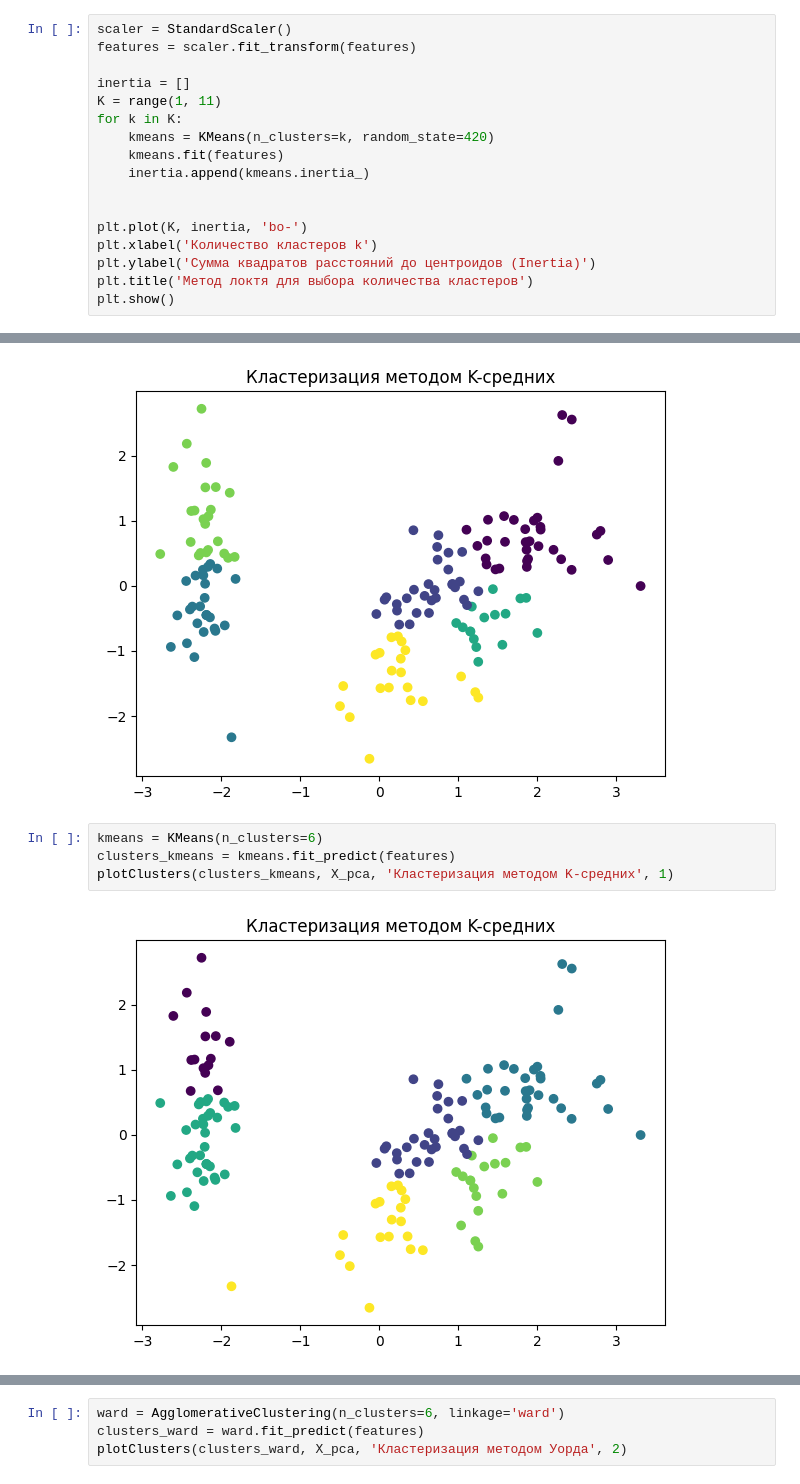
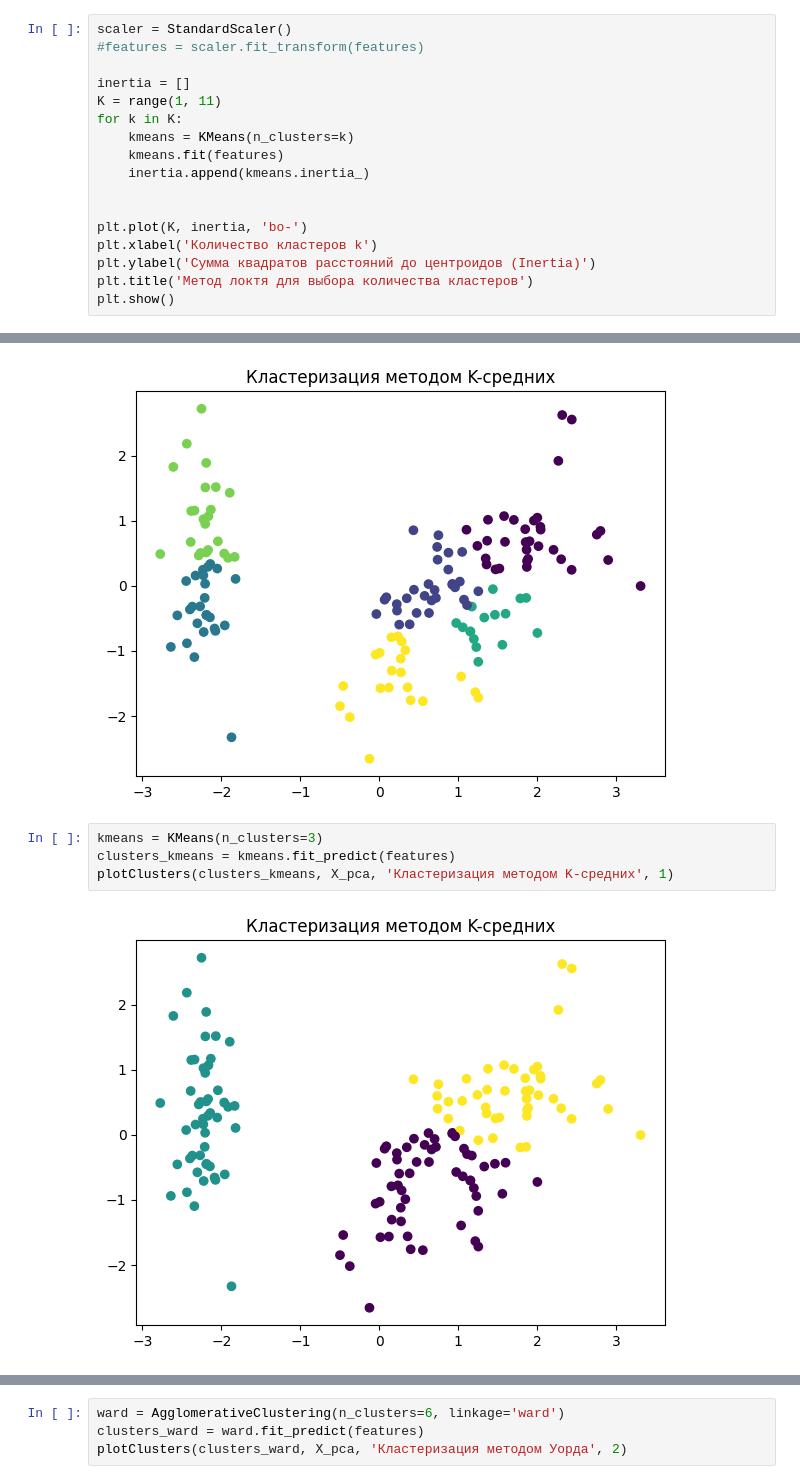
Before and after one commit to vladocrat/ML, a Jupyter notebook: lab3/main.ipynb, the cells around one changed output, grey strips where cells are left out. Drawn from its saved outputs; the diff is of its cells as text.

```diff
--- a/lab3/main.ipynb
+++ b/lab3/main.ipynb
@@ -12,12 +12,12 @@ from sklearn.preprocessing import StandardScaler
 import matplotlib.pyplot as plt
 # %%
 scaler = StandardScaler()
-features = scaler.fit_transform(features)
+#features = scaler.fit_transform(features)
 
 inertia = []
 K = range(1, 11)
 for k in K:
-    kmeans = KMeans(n_clusters=k, random_state=420)
+    kmeans = KMeans(n_clusters=k)
     kmeans.fit(features)
     inertia.append(kmeans.inertia_)
 
@@ -45,9 +45,9 @@ plotClusters(clusters_kmeans, X_pca, 'Кластеризация методом
 # %% [output]
 [figure]
 # %%
-kmeans = KMeans(n_clusters=6)
+kmeans = KMeans(n_clusters=3)
 clusters_kmeans = kmeans.fit_predict(features)
 plotClusters(clusters_kmeans, X_pca, 'Кластеризация методом K-средних', 1)
 # %% [output]
-[figure, old version]
+[figure, new version]
 # %%
```
Also changed, not shown: parts of 5 cells of this notebook, 1 other file.
